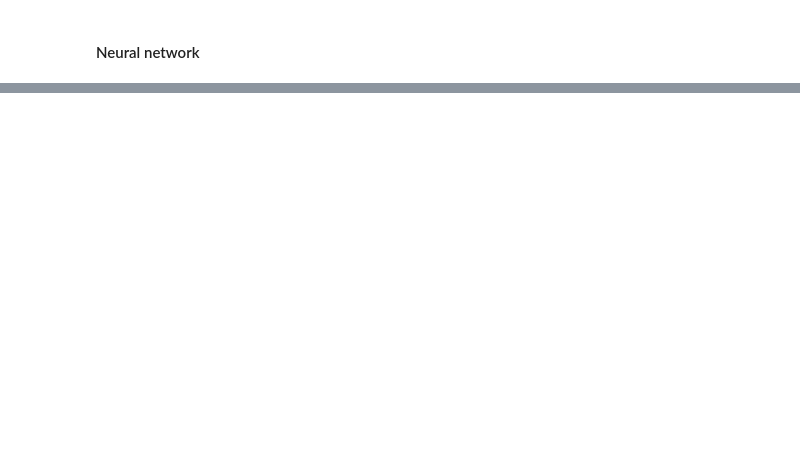
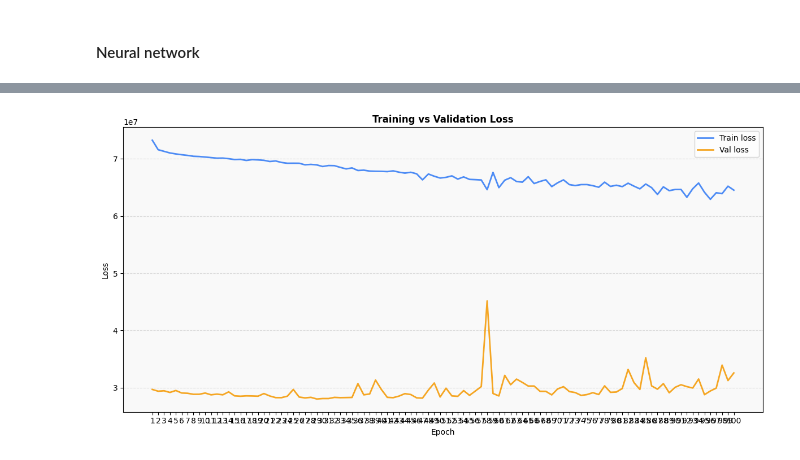
Before and after one commit to patrusgrg/Math4650_SP_2026_FP1_G3_GURUNG, a Jupyter notebook: notebooks/yield_prediction.ipynb, the cells around one changed output, grey strips where cells are left out. Drawn from its saved outputs; the diff is of its cells as text; code cells hidden in the pictures; blank space fills up the shorter version.

```diff
--- a/notebooks/yield_prediction.ipynb
+++ b/notebooks/yield_prediction.ipynb
@@ -490,7 +492,7 @@ print(df[['nonirryield_r_lb', 'irryield_r_lb', 'yield']])
 df = df.dropna(subset=['nonirryield_r_lb', 'irryield_r_lb', 'yield'], how="all")
 
 # Drop them
-df = df.drop(['cropname', 'nonirryield_r', 'irryield_r', 'nonirryield_r_lb', 'irryield_r_lb'], axis=1)
+df = df.drop(['cropname', 'nonirryield_r', 'irryield_r', 'nonirryield_r_lb', 'irryield_r_lb', 'yldunits'], axis=1)
 # %%
 # Check the update
 print(df[['yield']])
@@ -610,0 +746,19 @@ class RegressionNet(nn.Module):
+# %%
+X_train, X_temp, y_train, y_temp = train_test_split(X, y, test_size=0.2, random_state=42)
+X_val, X_test, y_val, y_test = train_test_split(X_temp, y_temp, test_size=0.2, random_state=42)
+
+y_train = np.array(y_train)
+y_val   = np.array(y_val)
+y_test  = np.array(y_test)
+
+X_train_processed = preprocessor.fit_transform(X_train)
+X_val_processed   = preprocessor.transform(X_val)
+X_test_processed  = preprocessor.transform(X_test)
+# %%
+train_ds = MyDataset(X_train_processed, y_train)
+val_ds   = MyDataset(X_val_processed,   y_val)
+test_ds  = MyDataset(X_test_processed,  y_test)
+
+train_loader = DataLoader(dataset=train_ds, batch_size=32, shuffle=True)
+val_loader   = DataLoader(dataset=val_ds,   batch_size=32, shuffle=False)
+test_loader  = DataLoader(dataset=test_ds,  batch_size=32, shuffle=False)
@@ -610,0 +831,19 @@ class RegressionNet(nn.Module):
+# %%
+epochs = range(1, num_epochs + 1)
+
+fig, ax = plt.subplots(figsize=(12, 6))
+ax.plot(epochs, train_losses, color='#4C8BF5', linewidth=2, label='Train loss')
+ax.plot(epochs, val_losses,   color='#F5A623', linewidth=2, label='Val loss')
+
+ax.set_xlabel('Epoch')
+ax.set_ylabel('Loss')
+ax.set_title('Training vs Validation Loss', fontsize=12, fontweight='bold')
+ax.set_xticks(epochs)
+ax.legend()
+ax.grid(axis='y', linestyle='--', alpha=0.4)
+ax.set_facecolor('#F9F9F9')
+
+plt.tight_layout()
+plt.show()
+# %% [output]
+[figure, added]
```
Also changed, not shown: parts of 15 cells of this notebook, 1 other file.
